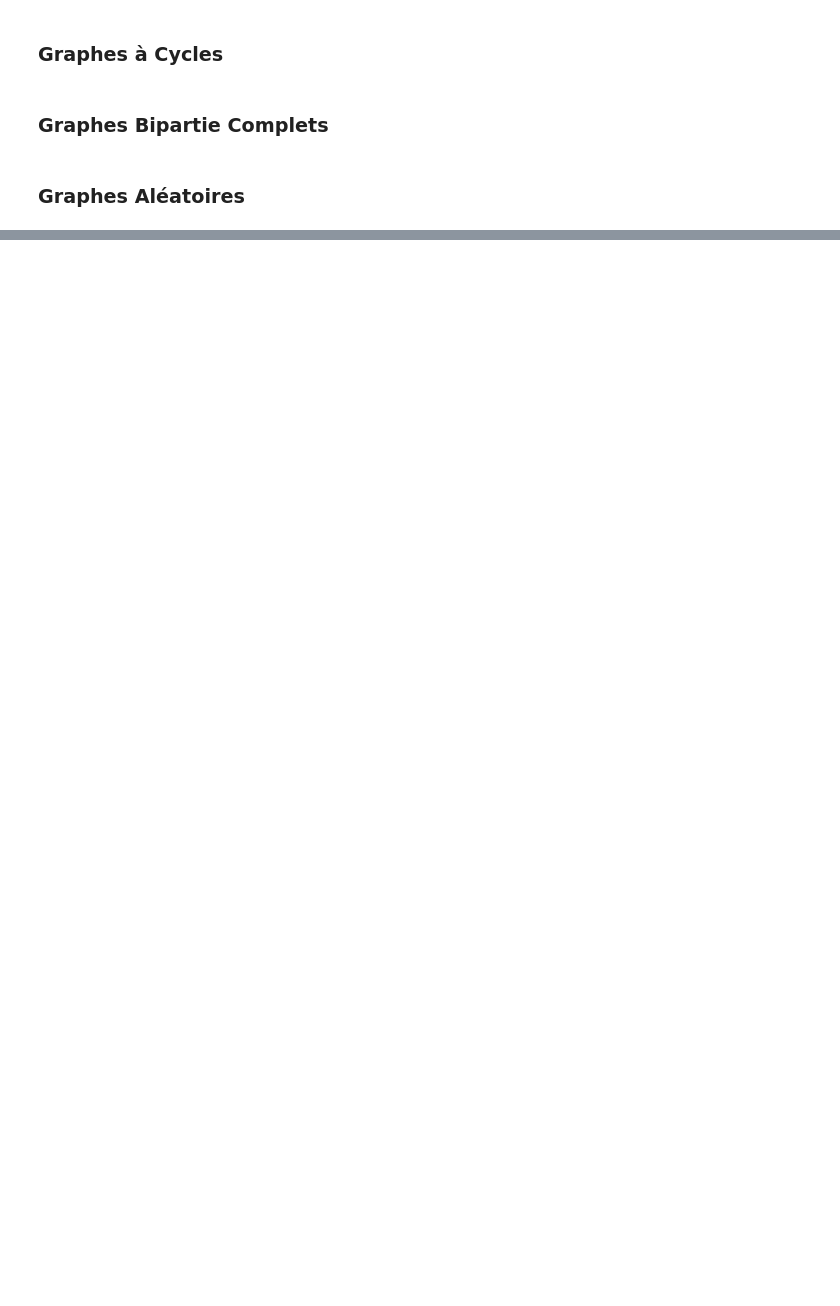
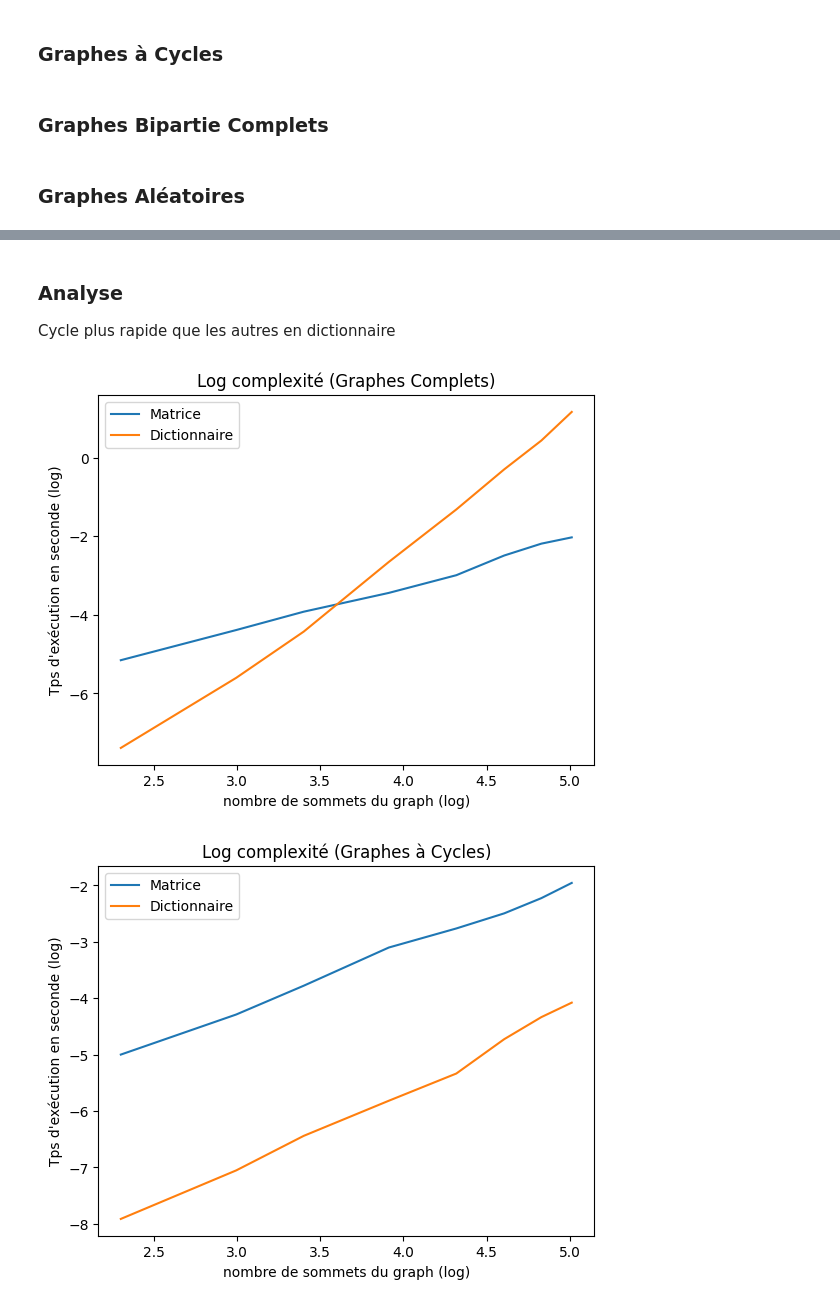
Before and after one commit to RoxaneC/M1-COMPLEX-Projet, a Jupyter notebook: Projet_COMPLEX.ipynb, the cells around one changed output, grey strips where cells are left out. Saved outputs shown, nothing was run; the diff lists cells and outputs as text; code cells hidden in the pictures; blank space fills up the shorter version.

```diff
--- a/Projet_COMPLEX.ipynb
+++ b/Projet_COMPLEX.ipynb
@@ -572,0 +570,35 @@ plt.show()
+# %% [markdown]
+### Analyse
+
+Cycle plus rapide que les autres en dictionnaire
+# %%
+# Comparaison
+plt.figure()
+plt.title('Log complexité (Graphes Complets)')
+plt.xlabel('nombre de sommets du graph (log)')
+plt.ylabel('Tps d\'exécution en seconde (log)')
+plt.plot(np.log(N), np.log(tps_complet_karger), label='Matrice')
+plt.plot(np.log(N), np.log(tps_complet_karger2), label='Dictionnaire')
+plt.legend()
+plt.show()
+
+plt.figure()
+plt.title('Log complexité (Graphes à Cycles)')
+plt.xlabel('nombre de sommets du graph (log)')
+plt.ylabel('Tps d\'exécution en seconde (log)')
+plt.plot(np.log(N), np.log(tps_cycle_karger), label='Matrice')
+plt.plot(np.log(N), np.log(tps_cycle_karger2), label='Dictionnaire')
+plt.legend()
+plt.show()
+
+plt.figure()
+plt.title('Log complexité (Graphes Aléatoires)')
+plt.xlabel('nombre de sommets du graph (log)')
+plt.ylabel('Tps d\'exécution en seconde (log)')
+plt.plot(np.log(N), np.log(tps_proba_karger), label='Matrice')
+plt.plot(np.log(N), np.log(tps_alea_karger2), label='Dictionnaire')
+plt.legend()
+plt.show()
+# %% [output]
+[figure, added]
+[figure, added]
```
Also changed, not shown: parts of 16 cells of this notebook, 2 other files.
